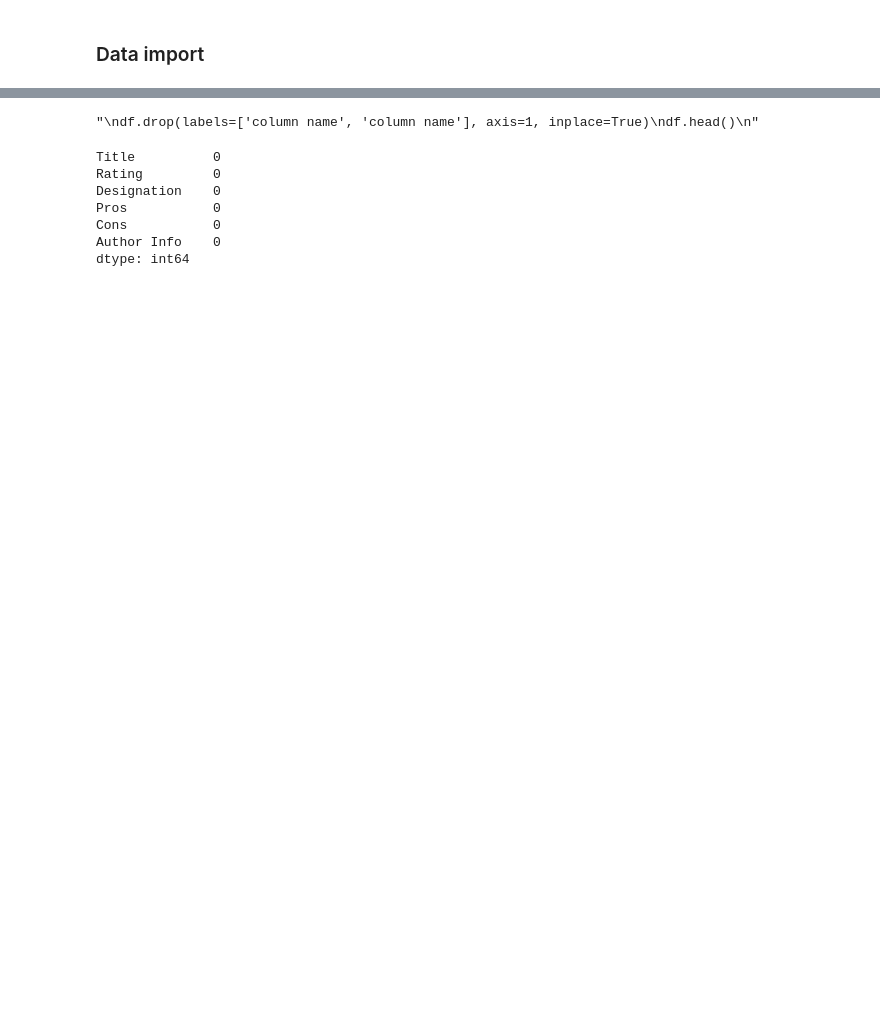
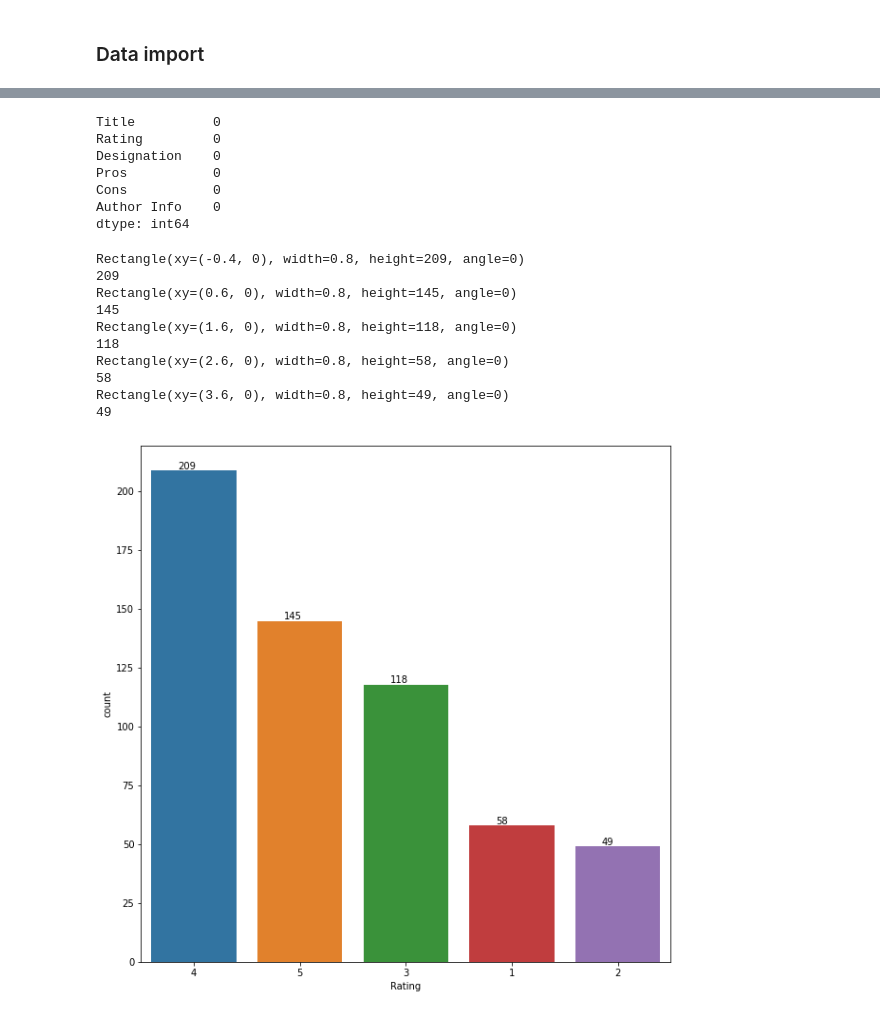
Before and after one commit to hassant727/Glassdoor_Scraper, a Jupyter notebook: Glassdoor_Scraper/EDA_Python.ipynb, the cells around one changed output, grey strips where cells are left out. Saved outputs shown, nothing was run; the diff lists cells and outputs as text; code cells hidden in the pictures; blank space fills up the shorter version.

Commit message:
seaborn visualization for ratings

```diff
--- a/Glassdoor_Scraper/EDA_Python.ipynb
+++ b/Glassdoor_Scraper/EDA_Python.ipynb
@@ -63,12 +66,8 @@ all_data.head(20)
 | 19 | Cutting edge on Automotive Techno... | 4 | Current Employee, more than 1 year | The environment is changing to be... | Very demanding management teams t... | 6 May 2019 - IT Business Relation... | 6 May 2019 - IT Business Relation... |
 # %%
 # DROP UNWANTED COLUMNS
-'''
-df.drop(labels=['column name', 'column name'], axis=1, inplace=True)
-df.head()
-'''
+# df.drop(labels=['column name', 'column name'], axis=1, inplace=True)
+# df.head()
-# %% [output]
-"\ndf.drop(labels=['column name', 'column name'], axis=1, inplace=True)\ndf.head()\n"
 # %%
 df.isnull().sum()
 # %% [output]
@@ -79,3 +78,23 @@ Pros           0
 Cons           0
 Author Info    0
 dtype: int64
+# %%
+plt.figure(figsize=(10,10))
+
+ax = sns.countplot(x=df['Rating'], data=df, order=df['Rating'].value_counts().index)
+for p, label in zip(ax.patches, df['Rating'].value_counts()):
+    print(p)
+    print(label)
+    ax.annotate(label, (p.get_x()+0.25, p.get_height()+0.5))
+# %% [output]
+Rectangle(xy=(-0.4, 0), width=0.8, height=209, angle=0)
+209
+Rectangle(xy=(0.6, 0), width=0.8, height=145, angle=0)
+145
+Rectangle(xy=(1.6, 0), width=0.8, height=118, angle=0)
+118
+Rectangle(xy=(2.6, 0), width=0.8, height=58, angle=0)
+58
+Rectangle(xy=(3.6, 0), width=0.8, height=49, angle=0)
+49
+[figure, added]
```
Also changed, not shown: parts of 1 cell of this notebook.
